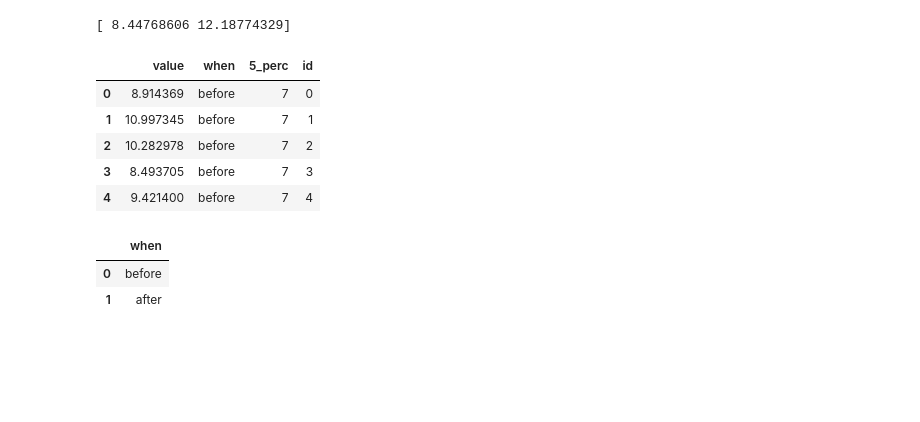
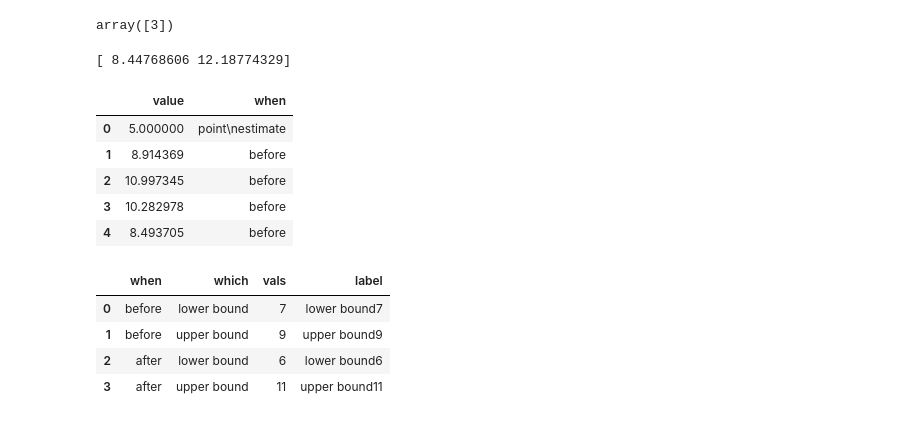
Before and after one commit to steed360/Data-Analysis, a Jupyter notebook: Investigate_Plot_Options.ipynb, the cells around one changed output. Drawn from its saved outputs; the diff is of its cells as text; code cells hidden in the pictures; blank space fills up the shorter version.

```diff
--- a/Investigate_Plot_Options.ipynb
+++ b/Investigate_Plot_Options.ipynb
@@ -36,46 +55,60 @@ array([5, 5, 5, 5, 5, 5, 5, 5, 5, 5])
+# %%
+np.repeat ( 3,1 )
+# %% [output]
+array([3])
 # %%
 np.random.seed(123)
 n = 20
 mu = (10, 10)
 sigma = (1, 3.6)
 
+point_estimate = np.repeat ( 5,1)
 before = np.random.normal(loc=mu[0], scale=sigma[0], size=n)
-after = np.random.normal(loc=mu[1], scale=sigma[1], size=n)
+after  = np.random.normal(loc=mu[1], scale=sigma[1], size=n)
 
-before_5_percentile = np.repeat ( 7, n)
-after_5_percentile = np.repeat ( 3, n)
+point_estimate_when  = np.repeat ( 'point\nestimate',1)
+before_when   = np.repeat ( 'before', n)
+after_when  = np.repeat ( 'after', n)
 
 
 print ( np.percentile ( before, [5,95]) )
 
 df = pd.DataFrame({
-    'value': np.hstack([before, after]),
-    'when': np.repeat(['before', 'after'], n),
-    '5_perc': np.hstack ( [before_5_percentile, after_5_percentile ] ),
-    'id': np.hstack([range(n), range(n)])
+
+    'value':  np.hstack([point_estimate, before, after] )  ,
+    'when':   np.hstack ( [point_estimate_when, before_when, after_when]),
+    #'when':   np.repeat( [ 'before', 'after'], n),
 })
 
-df['when'] = df['when'].astype(pdtypes.CategoricalDtype(categories=['before', 'after', 'other']))
+df['when'] = df['when'].astype(pdtypes.CategoricalDtype(categories=['point\nestimate', 'before', 'after', 'other']))
 df.head()
 # %% [output]
 [ 8.44768606 12.18774329]
-|  | value | when | 5_perc | id |
-| 0 | 8.914369 | before | 7 | 0 |
-| 1 | 10.997345 | before | 7 | 1 |
-| 2 | 10.282978 | before | 7 | 2 |
-| 3 | 8.493705 | before | 7 | 3 |
-| 4 | 9.421400 | before | 7 | 4 |
+|  | value | when |
+| 0 | 5.000000 | point\nestimate |
+| 1 | 8.914369 | before |
+| 2 | 10.997345 | before |
+| 3 | 10.282978 | before |
+| 4 | 8.493705 | before |
-# %%
-pd.DataFrame (
-   {
-       'when':['before', 'after']*2
-       'vals':[  ]
-
-   }
-
-  )
-# %% [output]
-|  | when |
-| 0 | before |
-| 1 | after |
+# %%
+# DataFrame for the summary information about the distributions.
+
+df_sum = pd.DataFrame (
+   {
+       'when' : ['before', 'before', 'after', 'after'],
+       'which': ['lower bound', 'upper bound' ,'lower bound', 'upper bound'],
+       'vals' : [7,9, 6,11 ],
+
+   }
+)
+
+df_sum['label'] = df_sum['which'] + df_sum['vals'].astype (str)
+
+df_sum
+# %% [output]
+|  | when | which | vals | label |
+| 0 | before | lower bound | 7 | lower bound7 |
+| 1 | before | upper bound | 9 | upper bound9 |
+| 2 | after | lower bound | 6 | lower bound6 |
+| 3 | after | upper bound | 11 | upper bound11 |
 # %%
```
Also changed, not shown: parts of 4 cells of this notebook.
